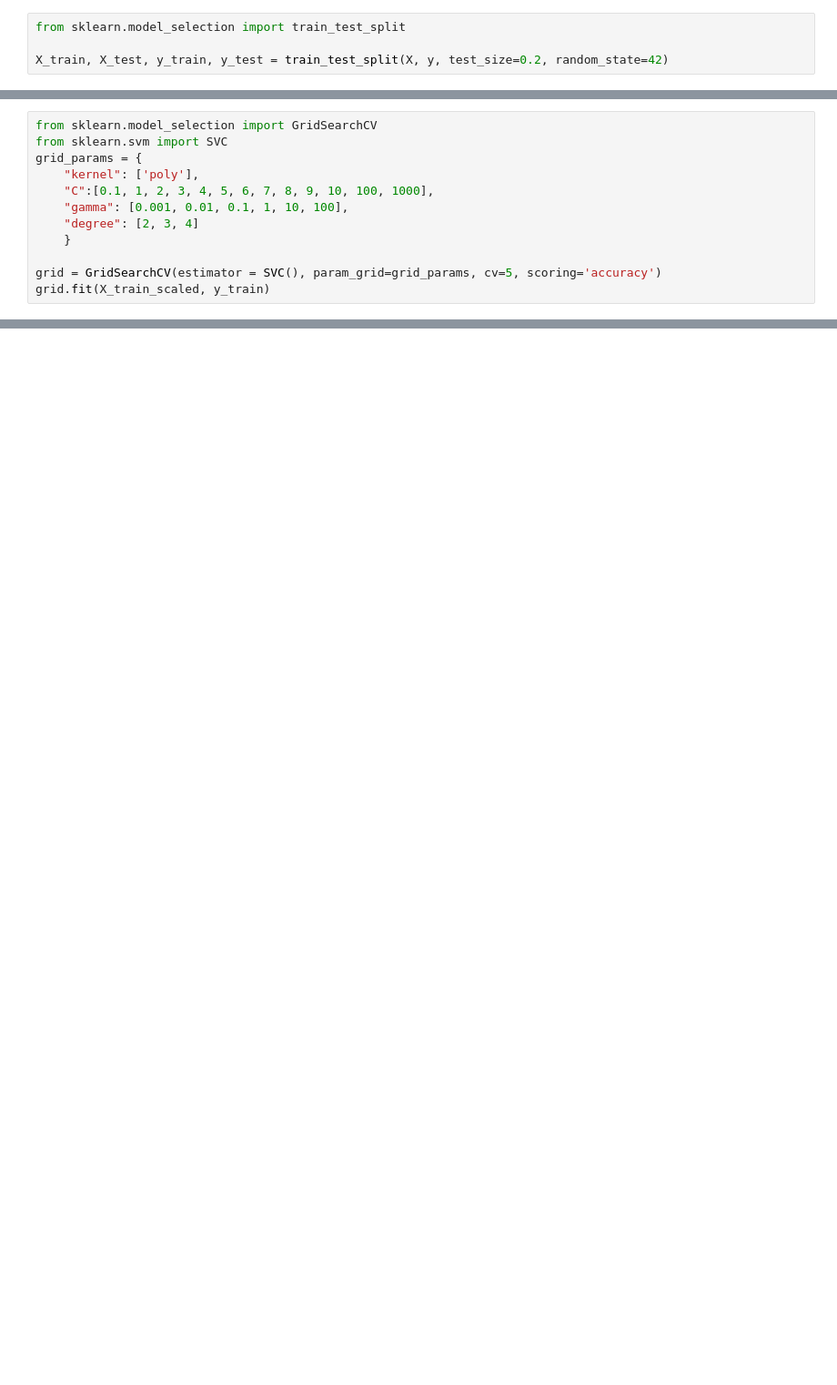
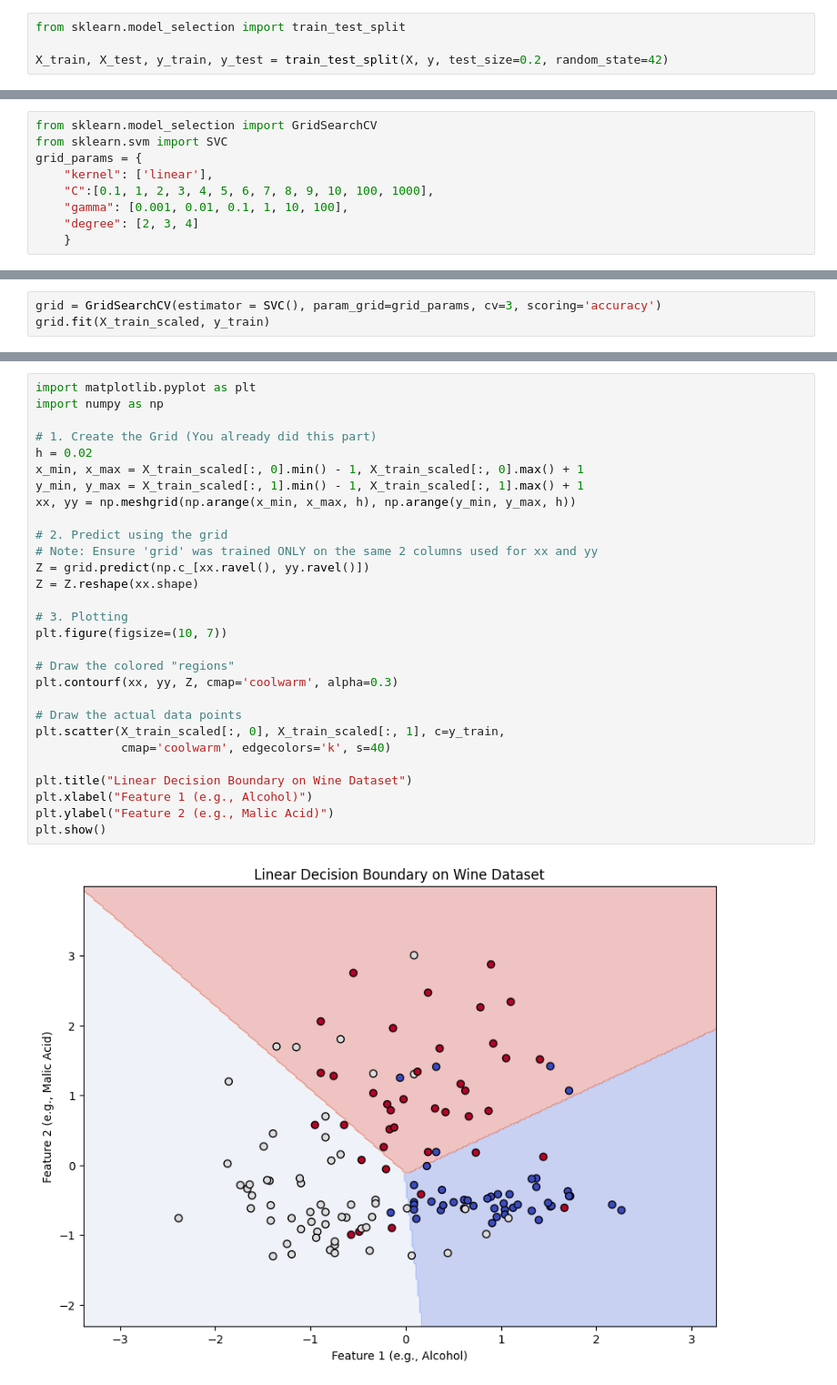
Before and after one commit to HayyanWasi/Machine-Learning, a Jupyter notebook: Support Vector Machine/wine dataset/main.ipynb, the cells around one changed output, grey strips where cells are left out. Shown at 91% size. Drawn from its saved outputs; the diff is of its cells as text; blank space fills up the shorter version.

```diff
--- a/Support Vector Machine/wine dataset/main.ipynb
+++ b/Support Vector Machine/wine dataset/main.ipynb
@@ -92,11 +58,8 @@ X_test_scaled = scaler.transform(X_test)
 from sklearn.model_selection import GridSearchCV
 from sklearn.svm import SVC
 grid_params = {
-    "kernel": ['poly'],
+    "kernel": ['linear'],
     "C":[0.1, 1, 2, 3, 4, 5, 6, 7, 8, 9, 10, 100, 1000],
     "gamma": [0.001, 0.01, 0.1, 1, 10, 100],
     "degree": [2, 3, 4]
     }
-
-grid = GridSearchCV(estimator = SVC(), param_grid=grid_params, cv=5, scoring='accuracy')
-grid.fit(X_train_scaled, y_train)
@@ -109,0 +66,3 @@ GridSearchCV(cv=5, estimator=SVC(),
+# %%
+grid = GridSearchCV(estimator = SVC(), param_grid=grid_params, cv=3, scoring='accuracy')
+grid.fit(X_train_scaled, y_train)
@@ -138,0 +105,31 @@ Train Accuracy: 1.0
+# %%
+import matplotlib.pyplot as plt
+import numpy as np
+
+# 1. Create the Grid (You already did this part)
+h = 0.02
+x_min, x_max = X_train_scaled[:, 0].min() - 1, X_train_scaled[:, 0].max() + 1
+y_min, y_max = X_train_scaled[:, 1].min() - 1, X_train_scaled[:, 1].max() + 1
+xx, yy = np.meshgrid(np.arange(x_min, x_max, h), np.arange(y_min, y_max, h))
+
+# 2. Predict using the grid
+# Note: Ensure 'grid' was trained ONLY on the same 2 columns used for xx and yy
+Z = grid.predict(np.c_[xx.ravel(), yy.ravel()])
+Z = Z.reshape(xx.shape)
+
+# 3. Plotting
+plt.figure(figsize=(10, 7))
+
+# Draw the colored "regions"
+plt.contourf(xx, yy, Z, cmap='coolwarm', alpha=0.3)
+
+# Draw the actual data points
+plt.scatter(X_train_scaled[:, 0], X_train_scaled[:, 1], c=y_train,
+            cmap='coolwarm', edgecolors='k', s=40)
+
+plt.title("Linear Decision Boundary on Wine Dataset")
+plt.xlabel("Feature 1 (e.g., Alcohol)")
+plt.ylabel("Feature 2 (e.g., Malic Acid)")
+plt.show()
+# %% [output]
+[figure, added]
```
Also changed, not shown: parts of 14 cells of this notebook, 3 other files.
